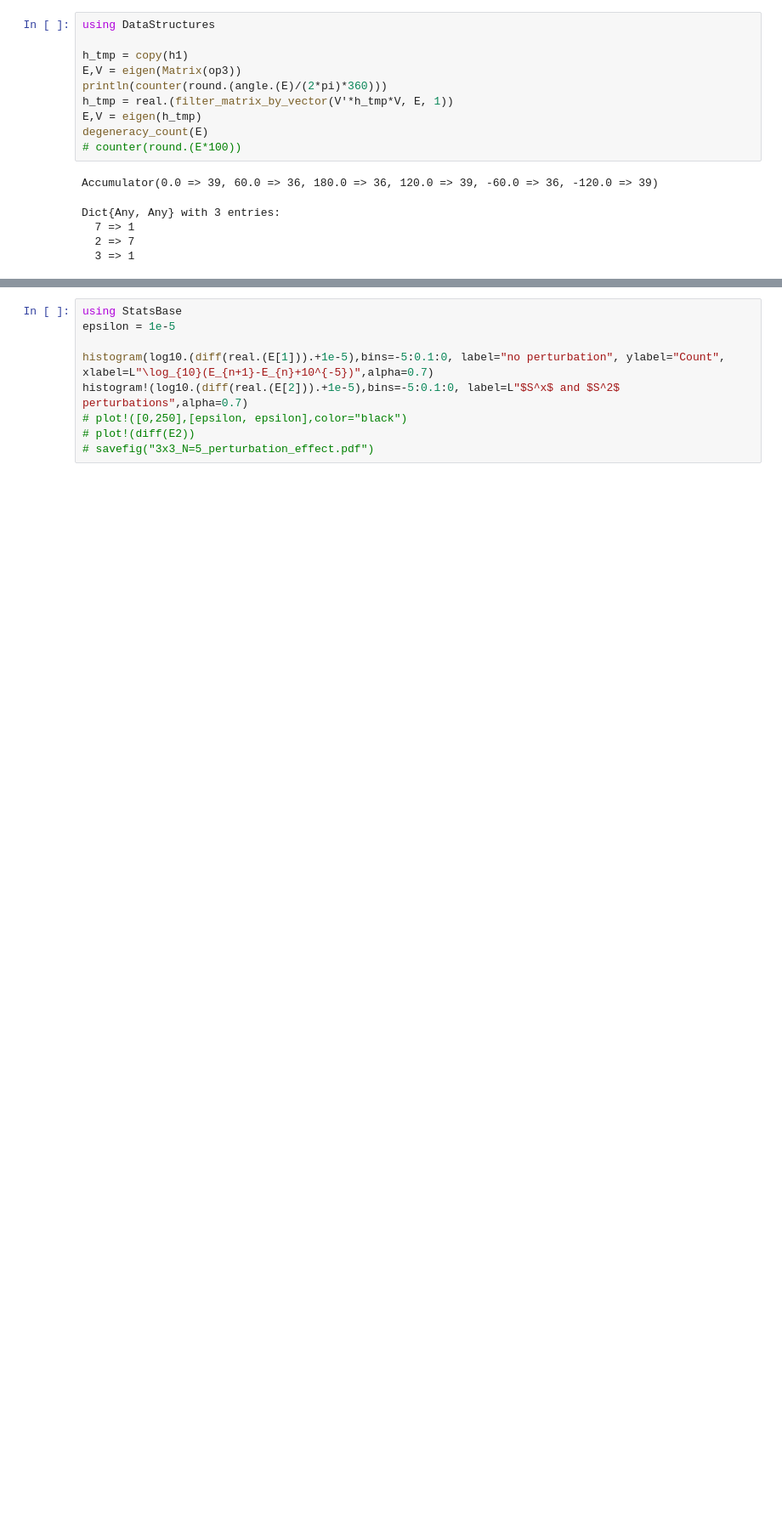
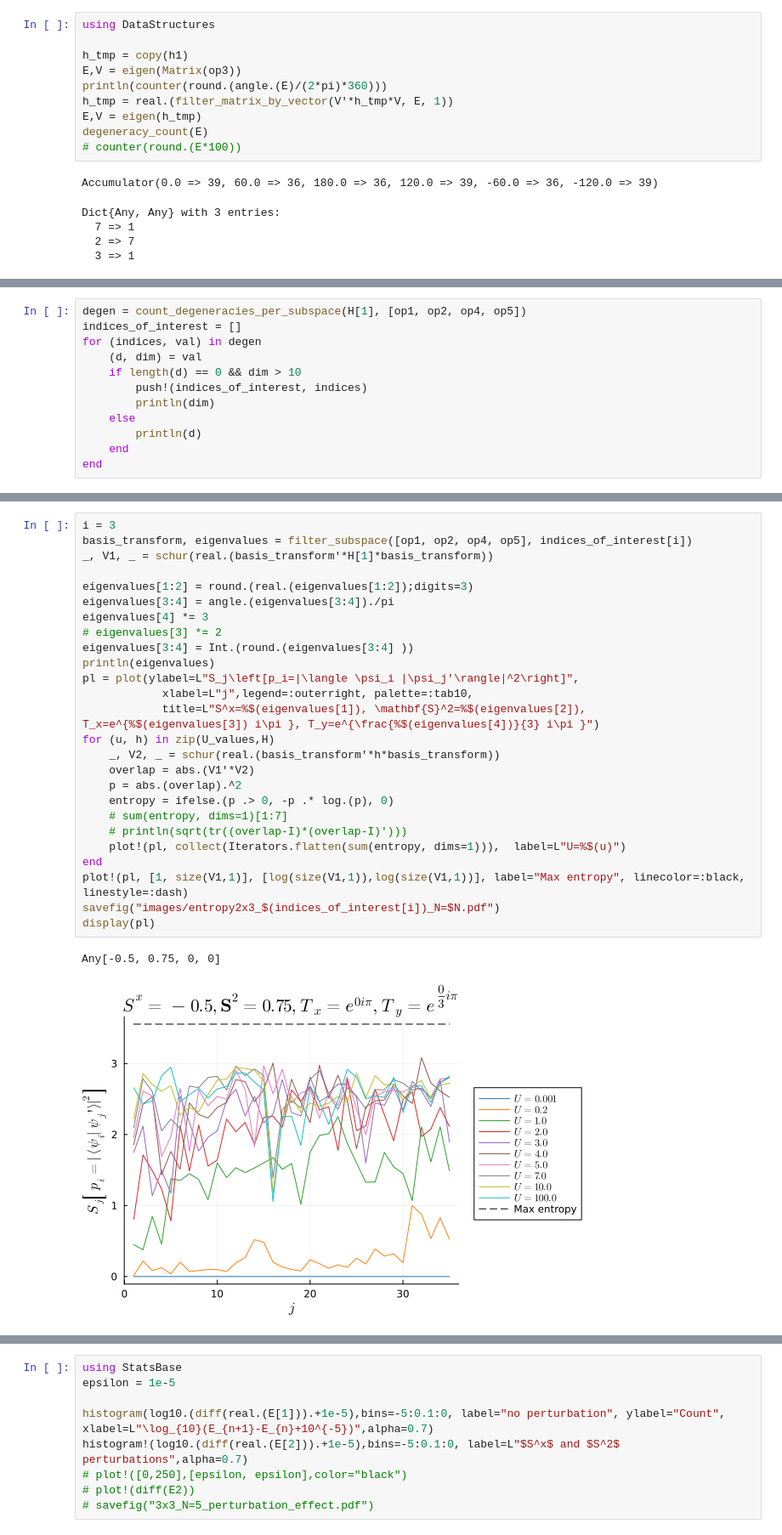
Before and after one commit to GoodStuff11/ML-signproblem, a Jupyter notebook: experimenting/ed/hubbard_ed.ipynb, the cells around one changed output, grey strips where cells are left out. Shown at 85% size. Cells and saved outputs as stored; diff of their text form; blank space fills up the shorter version.

Commit message:
entropy analysis

```diff
--- a/experimenting/ed/hubbard_ed.ipynb
+++ b/experimenting/ed/hubbard_ed.ipynb
@@ -203,0 +168,12 @@ eigenvalue_of_qn(eigvals(op1))
+# %%
+degen = count_degeneracies_per_subspace(H[1], [op1, op2, op4, op5])
+indices_of_interest = []
+for (indices, val) in degen
+    (d, dim) = val
+    if length(d) == 0 && dim > 10
+        push!(indices_of_interest, indices)
+        println(dim)
+    else
+        println(d)
+    end
+end
@@ -203,0 +198,29 @@ eigenvalue_of_qn(eigvals(op1))
+# %%
+i = 3
+basis_transform, eigenvalues = filter_subspace([op1, op2, op4, op5], indices_of_interest[i])
+_, V1, _ = schur(real.(basis_transform'*H[1]*basis_transform))
+
+eigenvalues[1:2] = round.(real.(eigenvalues[1:2]);digits=3)
+eigenvalues[3:4] = angle.(eigenvalues[3:4])./pi
+eigenvalues[4] *= 3
+# eigenvalues[3] *= 2
+eigenvalues[3:4] = Int.(round.(eigenvalues[3:4] ))
+println(eigenvalues)
+pl = plot(ylabel=L"S_j\left[p_i=|\langle \psi_i |\psi_j'\rangle|^2\right]",
+            xlabel=L"j",legend=:outerright, palette=:tab10,
+            title=L"S^x=%$(eigenvalues[1]), \mathbf{S}^2=%$(eigenvalues[2]), T_x=e^{%$(eigenvalues[3]) i\pi }, T_y=e^{\frac{%$(eigenvalues[4])}{3} i\pi }")
+for (u, h) in zip(U_values,H)
+    _, V2, _ = schur(real.(basis_transform'*h*basis_transform))
+    overlap = abs.(V1'*V2)
+    p = abs.(overlap).^2
+    entropy = ifelse.(p .> 0, -p .* log.(p), 0)
+    # sum(entropy, dims=1)[1:7]
+    # println(sqrt(tr((overlap-I)*(overlap-I)')))
+    plot!(pl, collect(Iterators.flatten(sum(entropy, dims=1))),  label=L"U=%$(u)")
+end
+plot!(pl, [1, size(V1,1)], [log(size(V1,1)),log(size(V1,1))], label="Max entropy", linecolor=:black, linestyle=:dash)
+savefig("images/entropy2x3_$(indices_of_interest[i])_N=$N.pdf")
+display(pl)
+# %% [output]
+Any[-0.5, 0.75, 0, 0]
+[figure, added]
```
Also changed, not shown: parts of 7 cells of this notebook, 7 other files.
